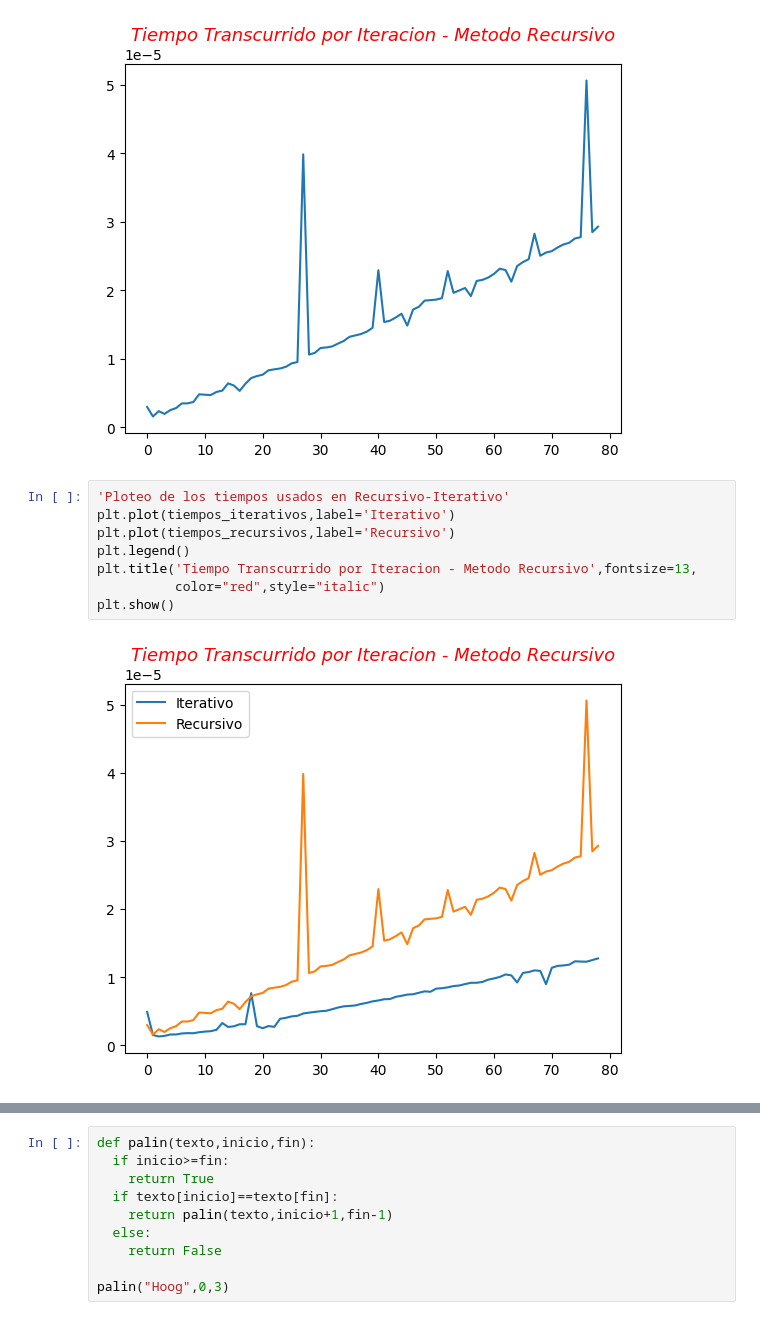
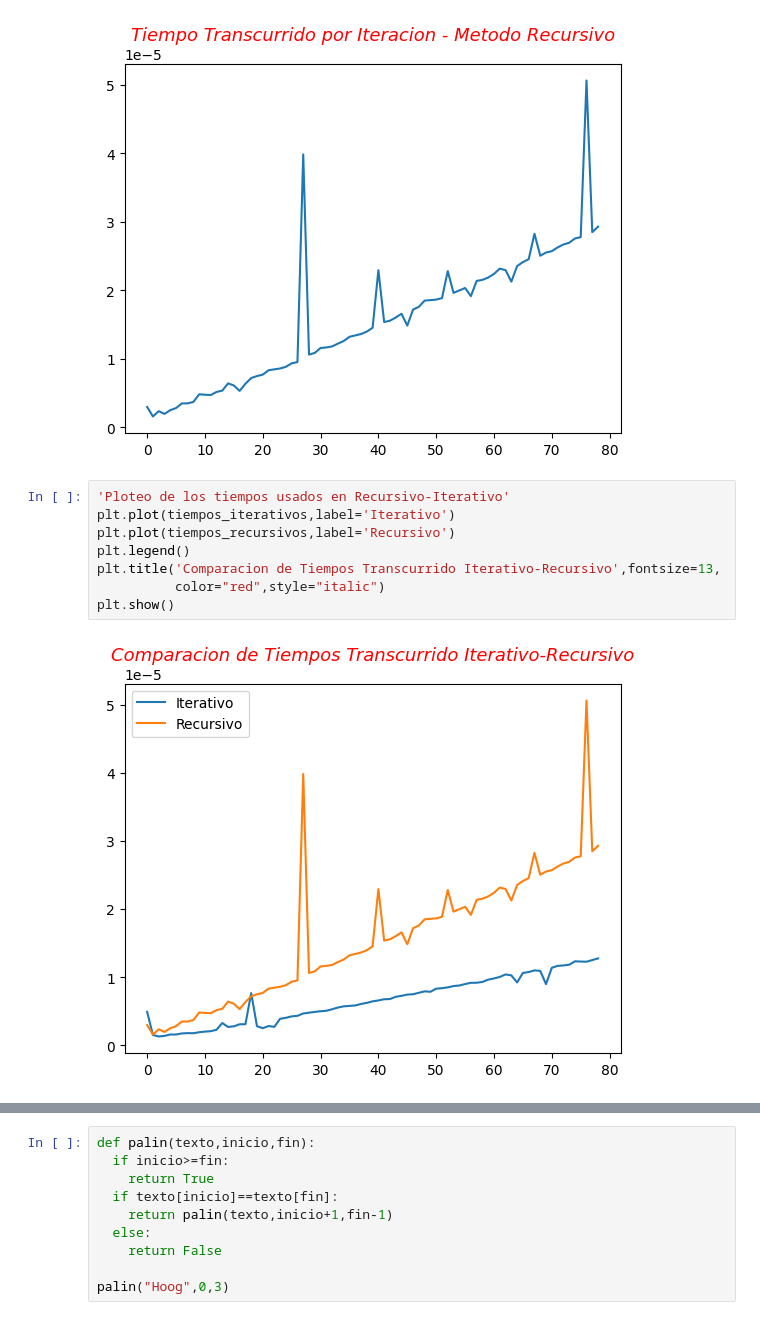
Before and after one commit to CeSaRLoPeZArTeAgA/Metodos_Computacionales-IMCA, a Jupyter notebook: Clase_Recursividad.ipynb, the cells around one changed output, grey strips where cells are left out. Cells and saved outputs as stored; diff of their text form.

```diff
--- a/Clase_Recursividad.ipynb
+++ b/Clase_Recursividad.ipynb
@@ -67,11 +66,11 @@ plt.show()
 # %%
 'Ploteo de los tiempos usados en Recursivo-Iterativo'
 plt.plot(tiempos_iterativos,label='Iterativo')
 plt.plot(tiempos_recursivos,label='Recursivo')
 plt.legend()
-plt.title('Tiempo Transcurrido por Iteracion - Metodo Recursivo',fontsize=13,
+plt.title('Comparacion de Tiempos Transcurrido Iterativo-Recursivo',fontsize=13,
           color="red",style="italic")
 plt.show()
 # %% [output]
-[figure, old version]
+[figure, new version]
 # %%
```
Also changed, not shown: parts of 14 cells of this notebook.
